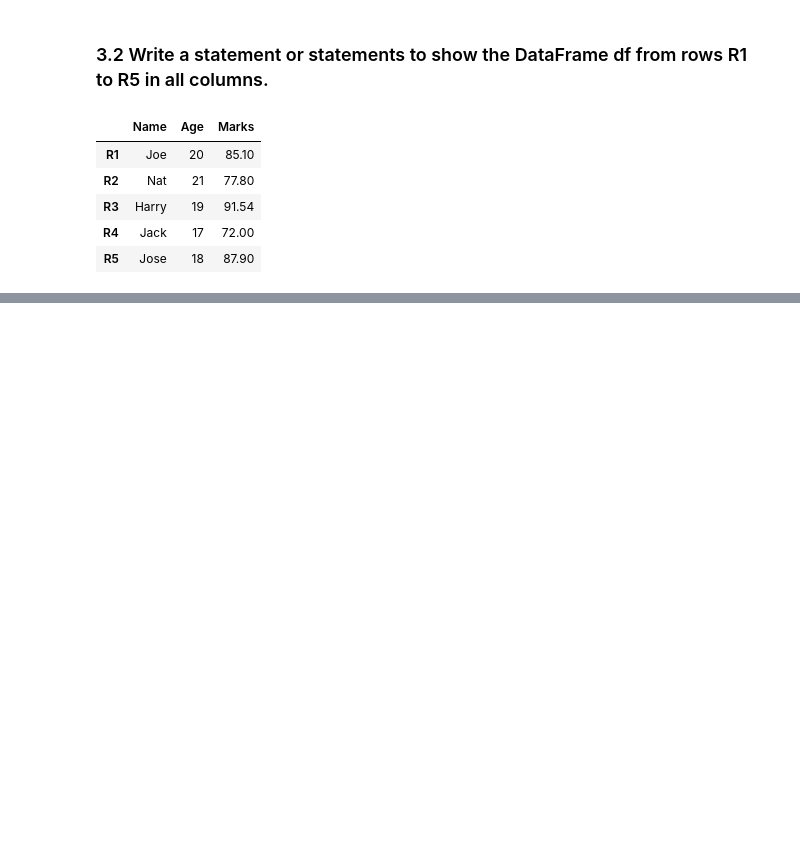
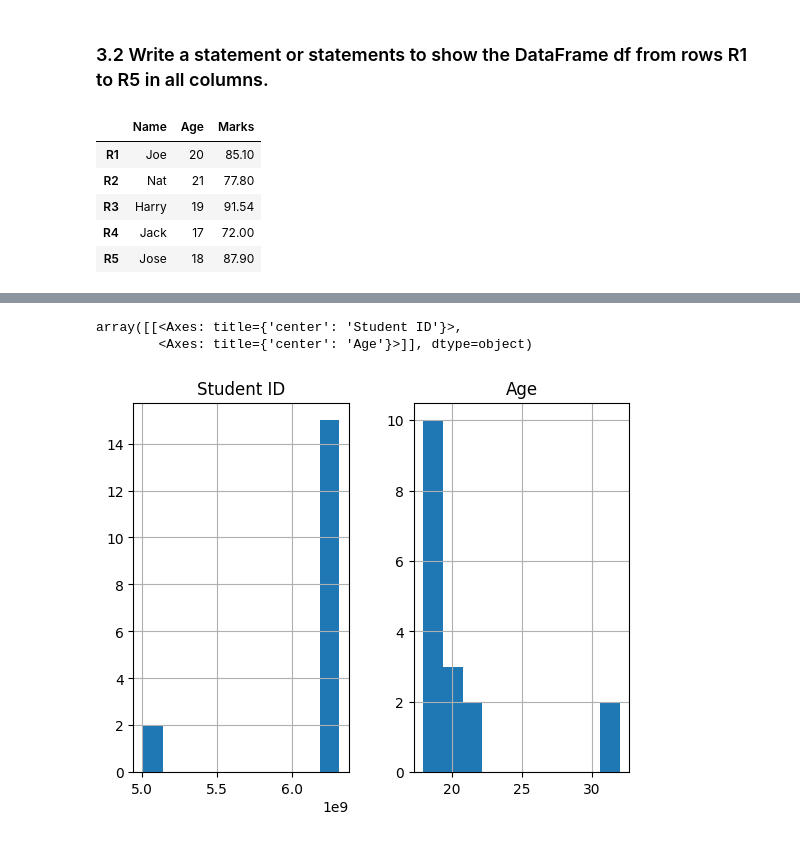
Before and after one commit to SupTarr/learnDataScience, a Jupyter notebook: 2-data-wrangling.ipynb, the cells around one changed output, grey strips where cells are left out. Drawn from its saved outputs; the diff is of its cells as text; code cells hidden in the pictures; blank space fills up the shorter version.

```diff
--- a/2-data-wrangling.ipynb
+++ b/2-data-wrangling.ipynb
@@ -208,0 +366,3 @@ df.loc["R1":"R5"]
+# %%
+df = pd.read_csv("mystudents.csv")
+df
@@ -208,0 +387,3 @@ df.loc["R1":"R5"]
+# %%
+df = df.dropna()
+df
@@ -208,0 +413,3 @@ df.loc["R1":"R5"]
+# %%
+df = df[df["Age"] > 0]
+df
@@ -208,0 +435,6 @@ df.loc["R1":"R5"]
+# %%
+df.hist()
+# %% [output]
+array([[<Axes: title={'center': 'Student ID'}>,
+        <Axes: title={'center': 'Age'}>]], dtype=object)
+[figure, added]
```
Also changed, not shown: parts of 60 cells of this notebook.
